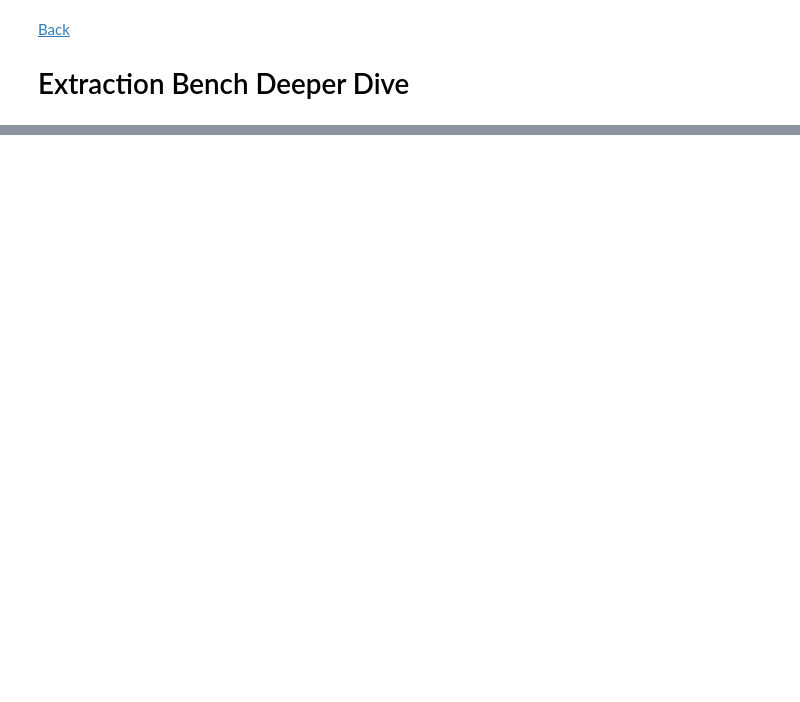
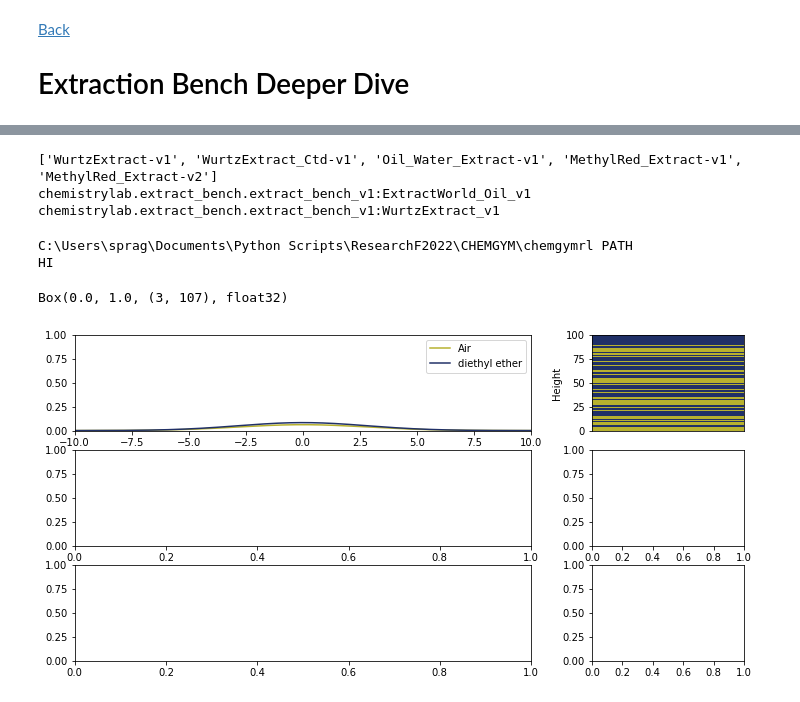
Before and after one commit to chemgymrl/chemgymrl, a Jupyter notebook: Gym notes.ipynb, the cells around one changed output, grey strips where cells are left out. Saved outputs shown, nothing was run; the diff lists cells and outputs as text; code cells hidden in the pictures; blank space fills up the shorter version.

Commit message:
Added extra render options

```diff
--- a/Gym notes.ipynb
+++ b/Gym notes.ipynb
@@ -412,5 +437,25 @@ G = run_fict(n=3,viz="table")
 # %%
+import chemistrylab,time
+import sys
+sys.path.append('../')
+sys.path.append('../chemistrylab/reactions')
+import gym
+import numpy as np
+from gym import envs
+import pandas as pd
+import numpy as np
+from IPython import display
+Display = display.display
+from IPython.display import clear_output
+
 env_keys = envs.registry.keys()
 reg = envs.registry
 env_ids = [k for k in env_keys if "Extract" in k]
 print(env_ids)
+
+print(reg["Oil_Water_Extract-v1"].entry_point)
+print(reg["WurtzExtract-v1"].entry_point)
+# %% [output]
+['WurtzExtract-v1', 'WurtzExtract_Ctd-v1', 'Oil_Water_Extract-v1', 'MethylRed_Extract-v1', 'MethylRed_Extract-v2']
+chemistrylab.extract_bench.extract_bench_v1:ExtractWorld_Oil_v1
+chemistrylab.extract_bench.extract_bench_v1:WurtzExtract_v1
@@ -416,0 +465,14 @@ print(env_ids)
+# %%
+import chemistrylab.extract_bench.extract_bench_v1
+env = chemistrylab.extract_bench.extract_bench_v1.WurtzExtract_v1()
+#env = chemistrylab.extract_bench.extract_bench_v1.ExtractWorld_Oil_v1()
+# %% [output]
+C:\Users\sprag\Documents\Python Scripts\ResearchF2022\CHEMGYM\chemgymrl PATH
+HI
+# %%
+print(env.observation_space)
+env.reset()
+env.render()
+# %% [output]
+Box(0.0, 1.0, (3, 107), float32)
+[figure, added]
```
Also changed, not shown: parts of 11 cells of this notebook, 2 other files.
